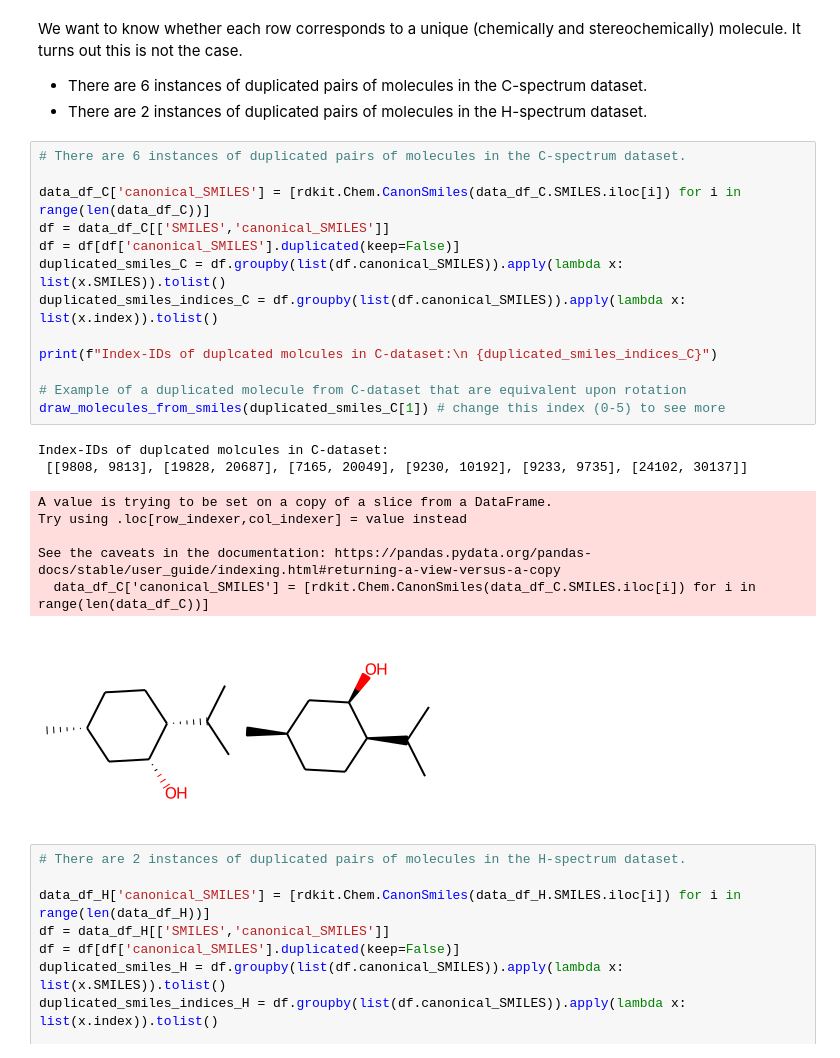
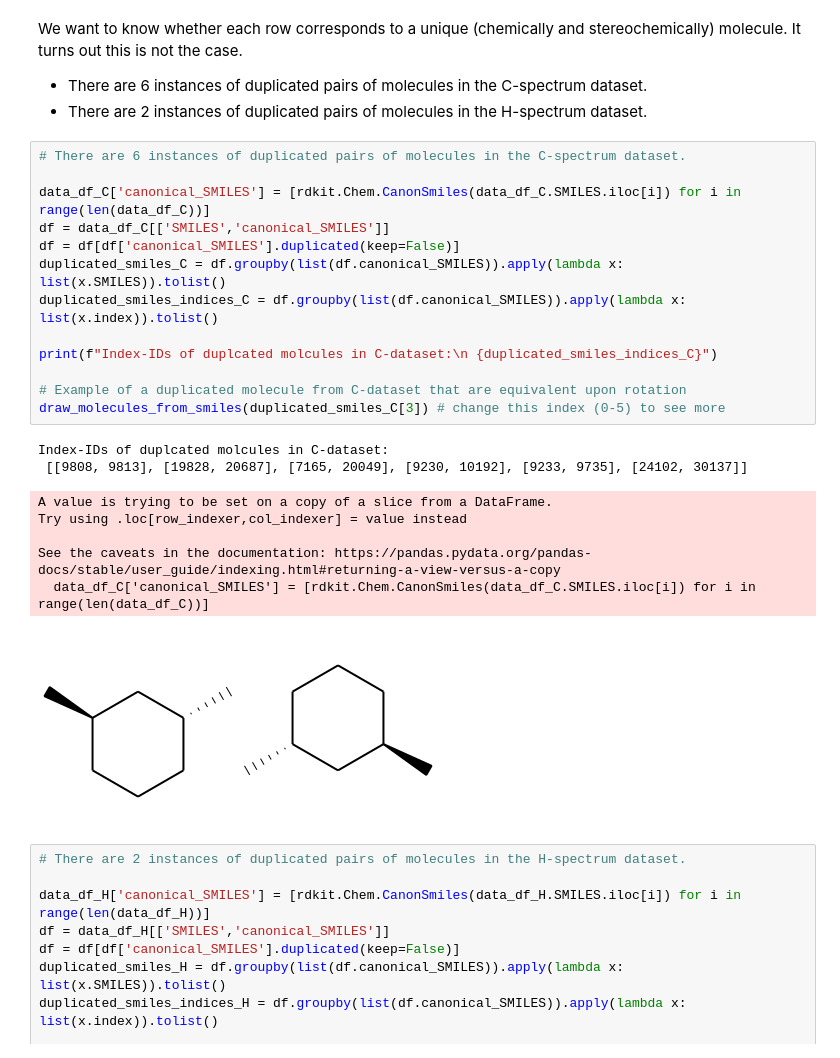
Before and after one commit to PattanaikL/chiral_gnn, a Jupyter notebook: data/nmr/nmr_exploration.ipynb, the cells around one changed output. Cells and saved outputs as stored; diff of their text form.

```diff
--- a/data/nmr/nmr_exploration.ipynb
+++ b/data/nmr/nmr_exploration.ipynb
@@ -88,25 +178,25 @@ We want to know whether each row corresponds to a unique (chemically and stereoc
 # %%
 # There are 6 instances of duplicated pairs of molecules in the C-spectrum dataset.
 
 data_df_C['canonical_SMILES'] = [rdkit.Chem.CanonSmiles(data_df_C.SMILES.iloc[i]) for i in range(len(data_df_C))]
 df = data_df_C[['SMILES','canonical_SMILES']]
 df = df[df['canonical_SMILES'].duplicated(keep=False)]
 duplicated_smiles_C = df.groupby(list(df.canonical_SMILES)).apply(lambda x: list(x.SMILES)).tolist()
 duplicated_smiles_indices_C = df.groupby(list(df.canonical_SMILES)).apply(lambda x: list(x.index)).tolist()
 
 print(f"Index-IDs of duplcated molcules in C-dataset:\n {duplicated_smiles_indices_C}")
 
 # Example of a duplicated molecule from C-dataset that are equivalent upon rotation
-draw_molecules_from_smiles(duplicated_smiles_C[1]) # change this index (0-5) to see more
+draw_molecules_from_smiles(duplicated_smiles_C[3]) # change this index (0-5) to see more
 # %% [output]
 Index-IDs of duplcated molcules in C-dataset:
  [[9808, 9813], [19828, 20687], [7165, 20049], [9230, 10192], [9233, 9735], [24102, 30137]]
 A value is trying to be set on a copy of a slice from a DataFrame.
 Try using .loc[row_indexer,col_indexer] = value instead
 
 See the caveats in the documentation: https://pandas.pydata.org/pandas-docs/stable/user_guide/indexing.html#returning-a-view-versus-a-copy
   data_df_C['canonical_SMILES'] = [rdkit.Chem.CanonSmiles(data_df_C.SMILES.iloc[i]) for i in range(len(data_df_C))]
-[figure, old version]
+[figure, new version]
 # %%
 # There are 2 instances of duplicated pairs of molecules in the H-spectrum dataset.
 
```
Also changed, not shown: parts of 15 cells of this notebook.
